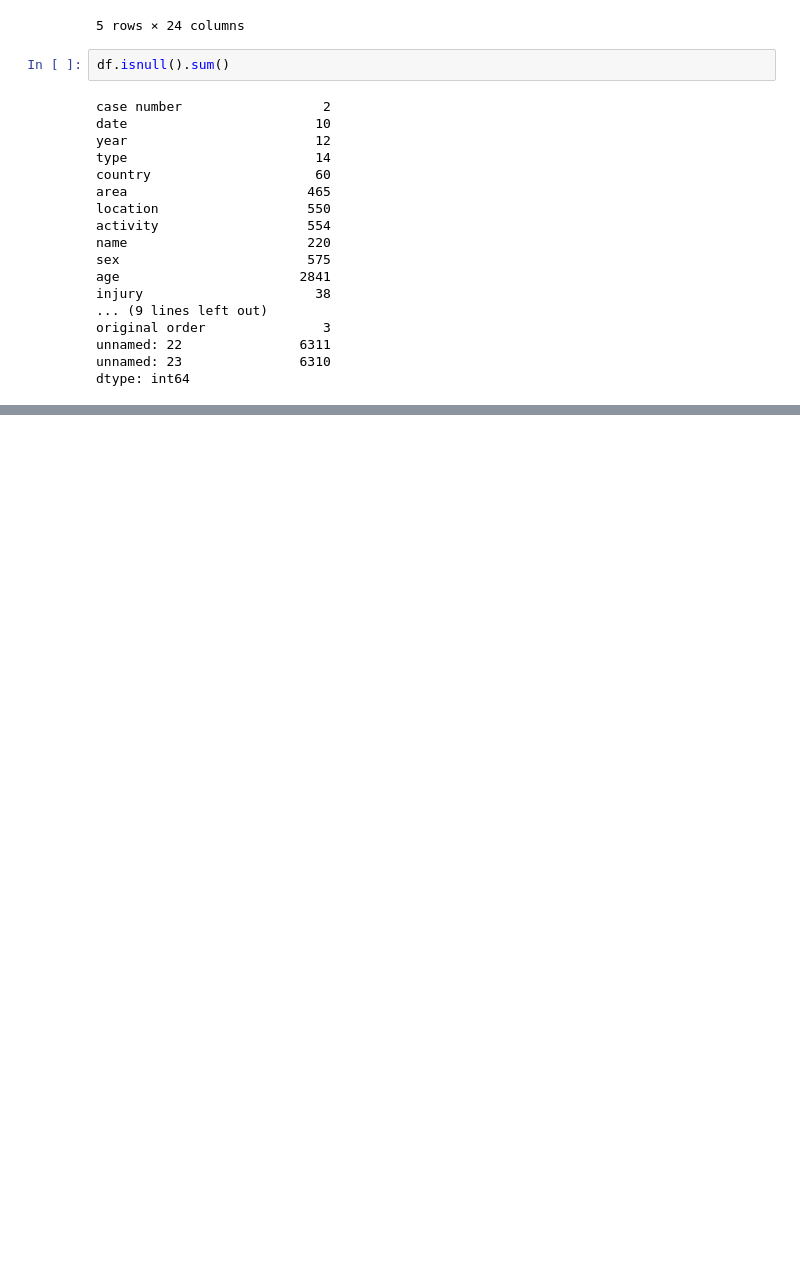
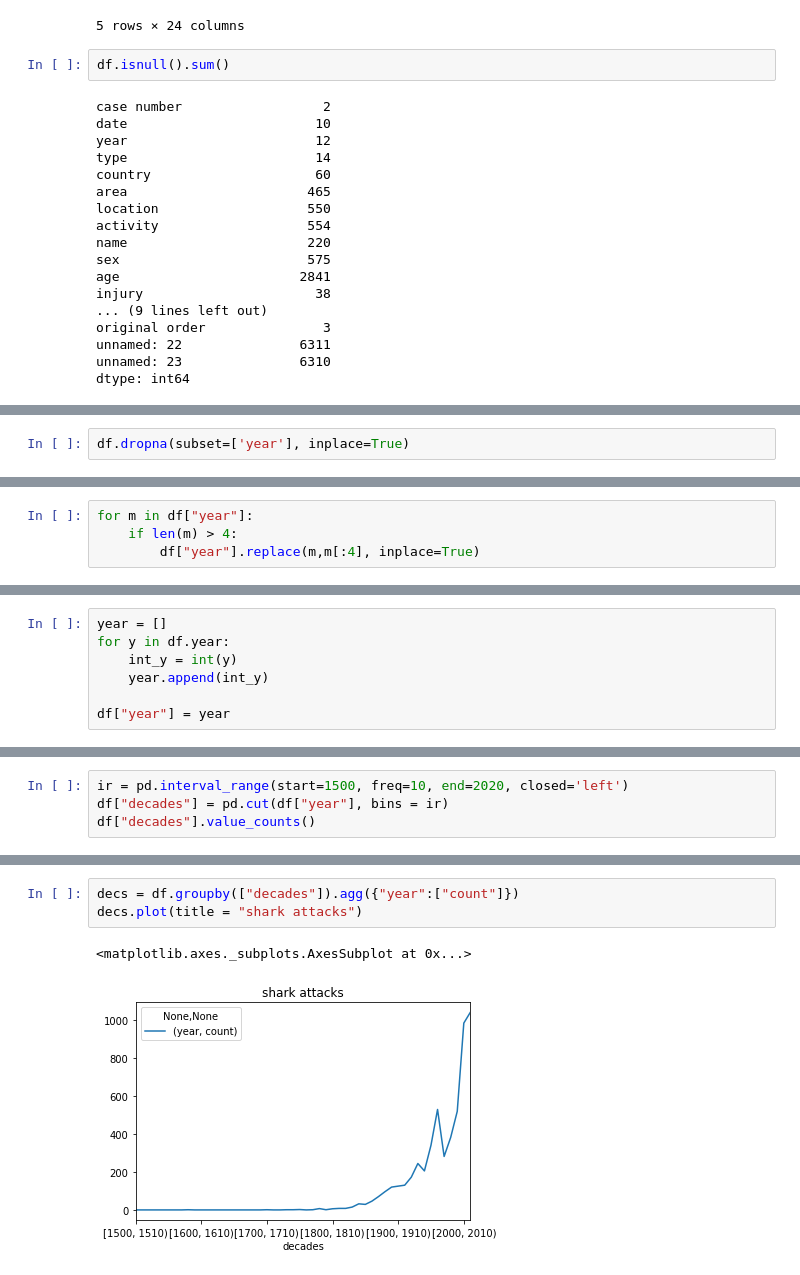
Before and after one commit to diego-florez/Global-Shark-Attacks, a Jupyter notebook: global-sharks-attack-cleaning.ipynb, the cells around one changed output, grey strips where cells are left out. Cells and saved outputs as stored; diff of their text form; blank space fills up the shorter version.

```diff
--- a/global-sharks-attack-cleaning.ipynb
+++ b/global-sharks-attack-cleaning.ipynb
@@ -137,0 +237,2 @@ for v in df["time"]:
+# %%
+df.dropna(subset=['year'], inplace=True)
@@ -137,0 +244,4 @@ for v in df["time"]:
+# %%
+for m in df["year"]:
+    if len(m) > 4:
+        df["year"].replace(m,m[:4], inplace=True)
@@ -137,0 +279,7 @@ for v in df["time"]:
+# %%
+year = []
+for y in df.year:
+    int_y = int(y)
+    year.append(int_y)
+
+df["year"] = year
@@ -137,0 +291,4 @@ for v in df["time"]:
+# %%
+ir = pd.interval_range(start=1500, freq=10, end=2020, closed='left')
+df["decades"] = pd.cut(df["year"], bins = ir)
+df["decades"].value_counts()
@@ -137,0 +317,6 @@ for v in df["time"]:
+# %%
+decs = df.groupby(["decades"]).agg({"year":["count"]})
+decs.plot(title = "shark attacks")
+# %% [output]
+<matplotlib.axes._subplots.AxesSubplot at 0x...>
+[figure, added]
```
Also changed, not shown: parts of 38 cells of this notebook.
